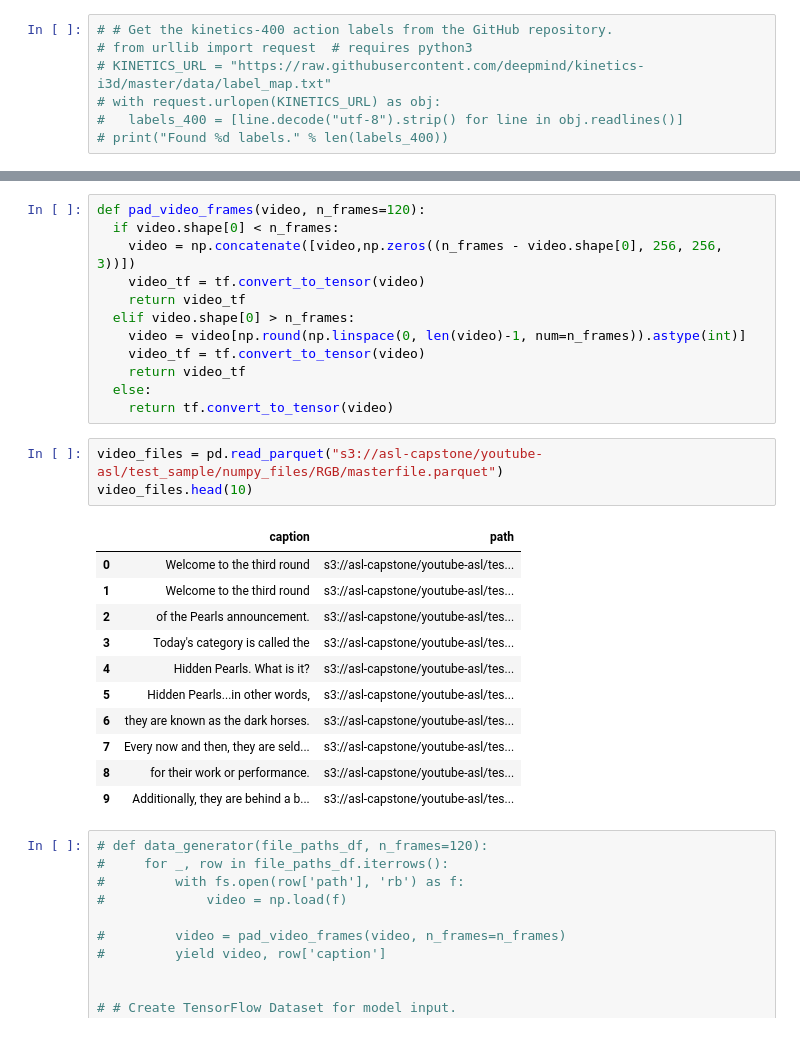
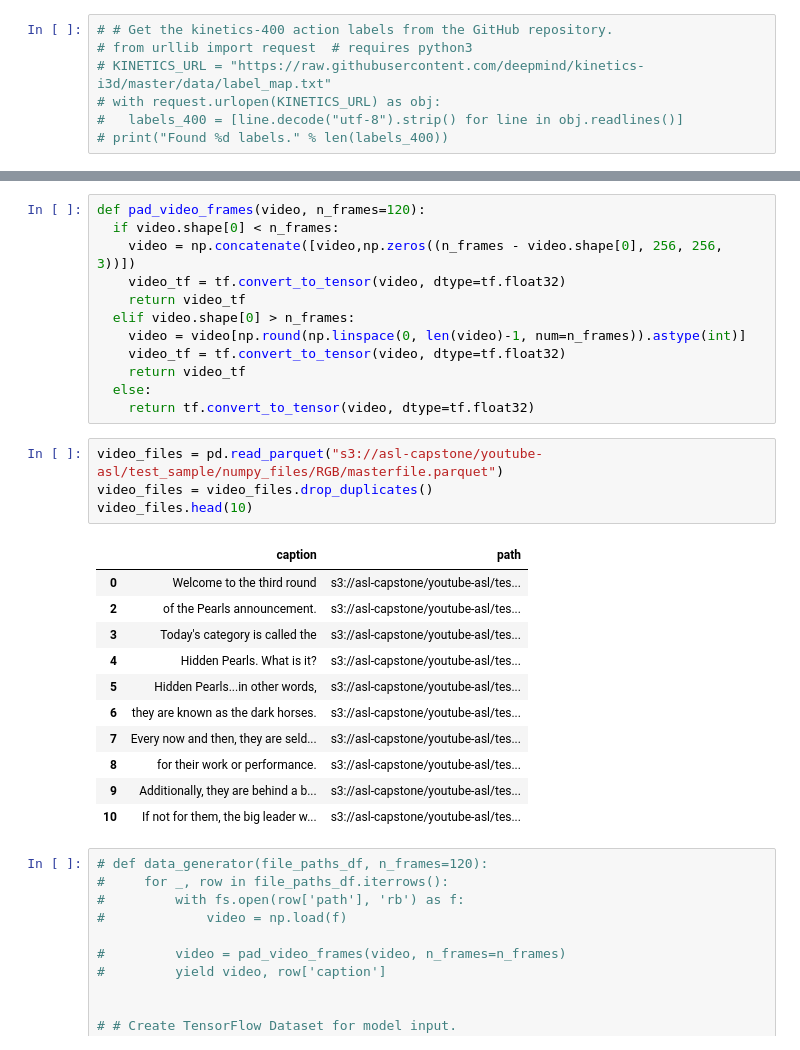
Before and after one commit to deanna-emery/ASL-Translator, a Jupyter notebook: modeling/movinet.ipynb, the cells around one changed output, grey strips where cells are left out. Saved outputs shown, nothing was run; the diff lists cells and outputs as text.

```diff
--- a/modeling/movinet.ipynb
+++ b/modeling/movinet.ipynb
@@ -120,21 +127,21 @@ status.assert_existing_objects_matched()
 def pad_video_frames(video, n_frames=120):
   if video.shape[0] < n_frames:
     video = np.concatenate([video,np.zeros((n_frames - video.shape[0], 256, 256, 3))])
-    video_tf = tf.convert_to_tensor(video)
+    video_tf = tf.convert_to_tensor(video, dtype=tf.float32)
     return video_tf
   elif video.shape[0] > n_frames:
     video = video[np.round(np.linspace(0, len(video)-1, num=n_frames)).astype(int)]
-    video_tf = tf.convert_to_tensor(video)
+    video_tf = tf.convert_to_tensor(video, dtype=tf.float32)
     return video_tf
   else:
-    return tf.convert_to_tensor(video)
+    return tf.convert_to_tensor(video, dtype=tf.float32)
 # %%
 video_files = pd.read_parquet("s3://asl-capstone/youtube-asl/test_sample/numpy_files/RGB/masterfile.parquet")
+video_files = video_files.drop_duplicates()
 video_files.head(10)
 # %% [output]
 |  | caption | path |
 | 0 | Welcome to the third round | s3://asl-capstone/youtube-asl/tes... |
-| 1 | Welcome to the third round | s3://asl-capstone/youtube-asl/tes... |
 | 2 | of the Pearls announcement. | s3://asl-capstone/youtube-asl/tes... |
 | 3 | Today's category is called the | s3://asl-capstone/youtube-asl/tes... |
 | 4 | Hidden Pearls. What is it? | s3://asl-capstone/youtube-asl/tes... |
@@ -143,6 +150,7 @@ video_files.head(10)
 | 7 | Every now and then, they are seld... | s3://asl-capstone/youtube-asl/tes... |
 | 8 | for their work or performance. | s3://asl-capstone/youtube-asl/tes... |
 | 9 | Additionally, they are behind a b... | s3://asl-capstone/youtube-asl/tes... |
+| 10 | If not for them, the big leader w... | s3://asl-capstone/youtube-asl/tes... |
 # %%
 # def data_generator(file_paths_df, n_frames=120):
 #     for _, row in file_paths_df.iterrows():
```
Also changed, not shown: parts of 14 cells of this notebook.
